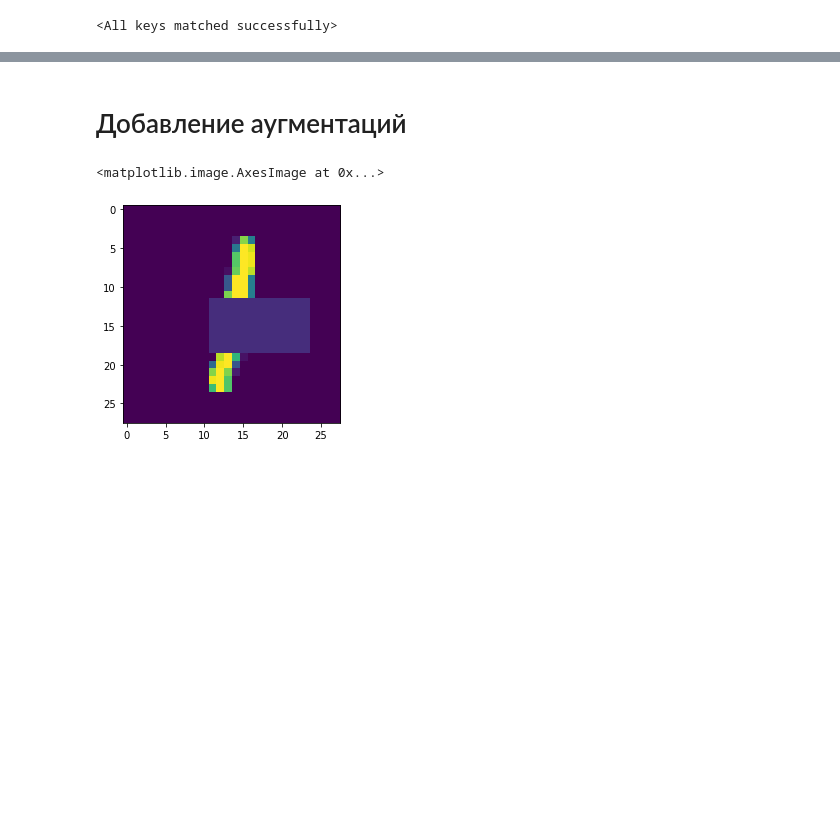
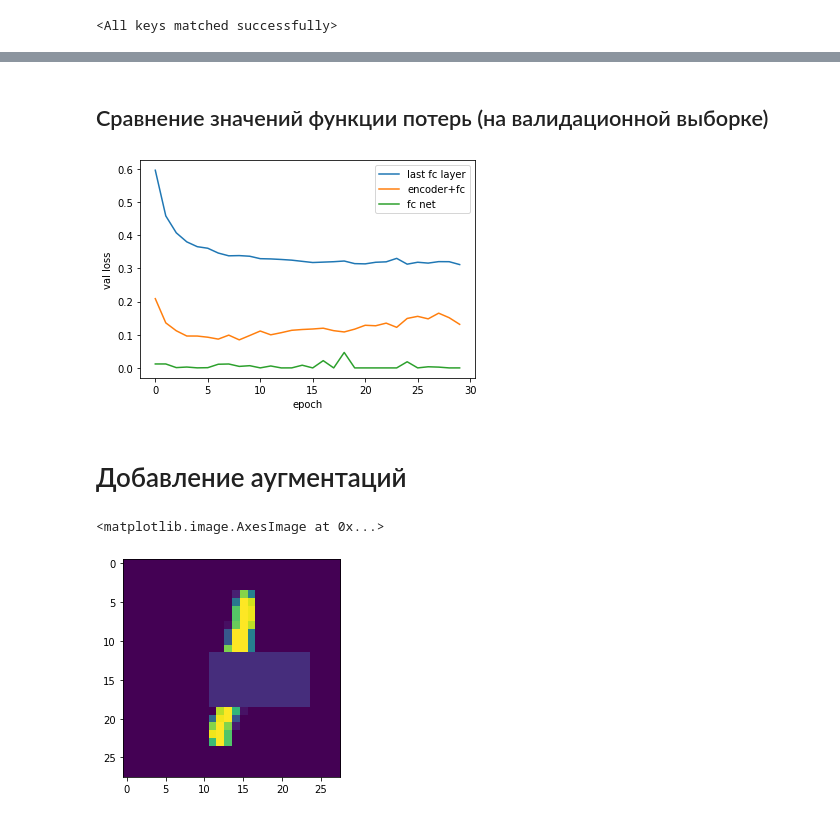
Before and after one commit to showpiecep/AutoEncoder, a Jupyter notebook: AEtorch.ipynb, the cells around one changed output, grey strips where cells are left out. Saved outputs shown, nothing was run; the diff lists cells and outputs as text; code cells hidden in the pictures; blank space fills up the shorter version.

```diff
--- a/AEtorch.ipynb
+++ b/AEtorch.ipynb
@@ -711,3 +721,5 @@ weighted avg       0.98      0.98      0.98     10000
+# %% [markdown]
+## Сравнение значений функции потерь (на валидационной выборке)
 # %%
 def PlotVal(val1,val2,val3, name1 = 'last fc layer', name2='encoder+fc', name3='fc net'):
     x = range(30)
@@ -723,3 +733,9 @@ def PlotVal(val1,val2,val3, name1 = 'last fc layer', name2='encoder+fc', name3='
+# %%
+vl_fae_cls3 = [float(item) for item in vl_fae_cls3]
+# %%
+PlotVal(vl_fae_cls1, vl_fae_cls2, vl_fae_cls3) # last fc layer - 1 опыт, encoder+fc - 2, fc net - 3
+# %% [output]
+[figure, added]
 # %% [markdown]
 # Добавление аугментаций
 # %%
```
Also changed, not shown: parts of 68 cells of this notebook.
